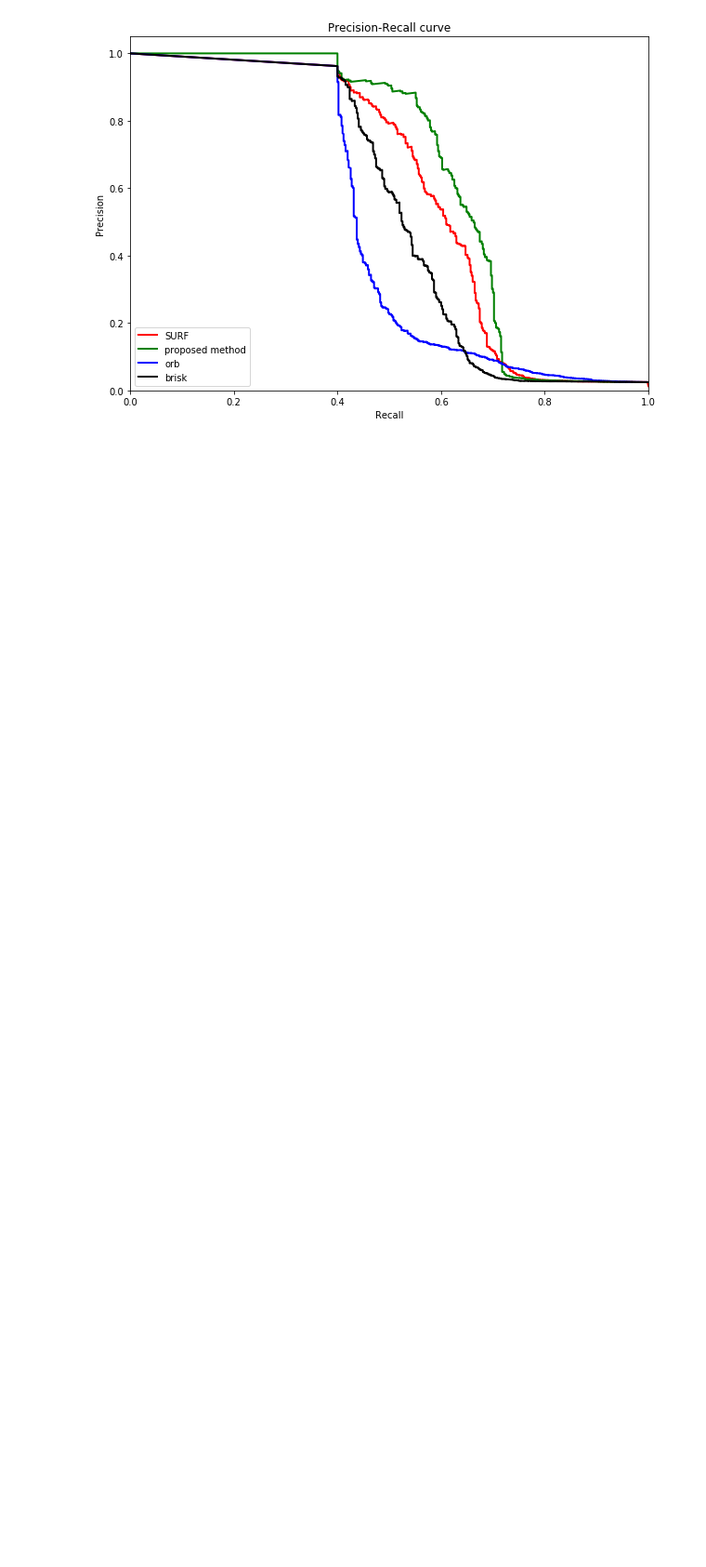
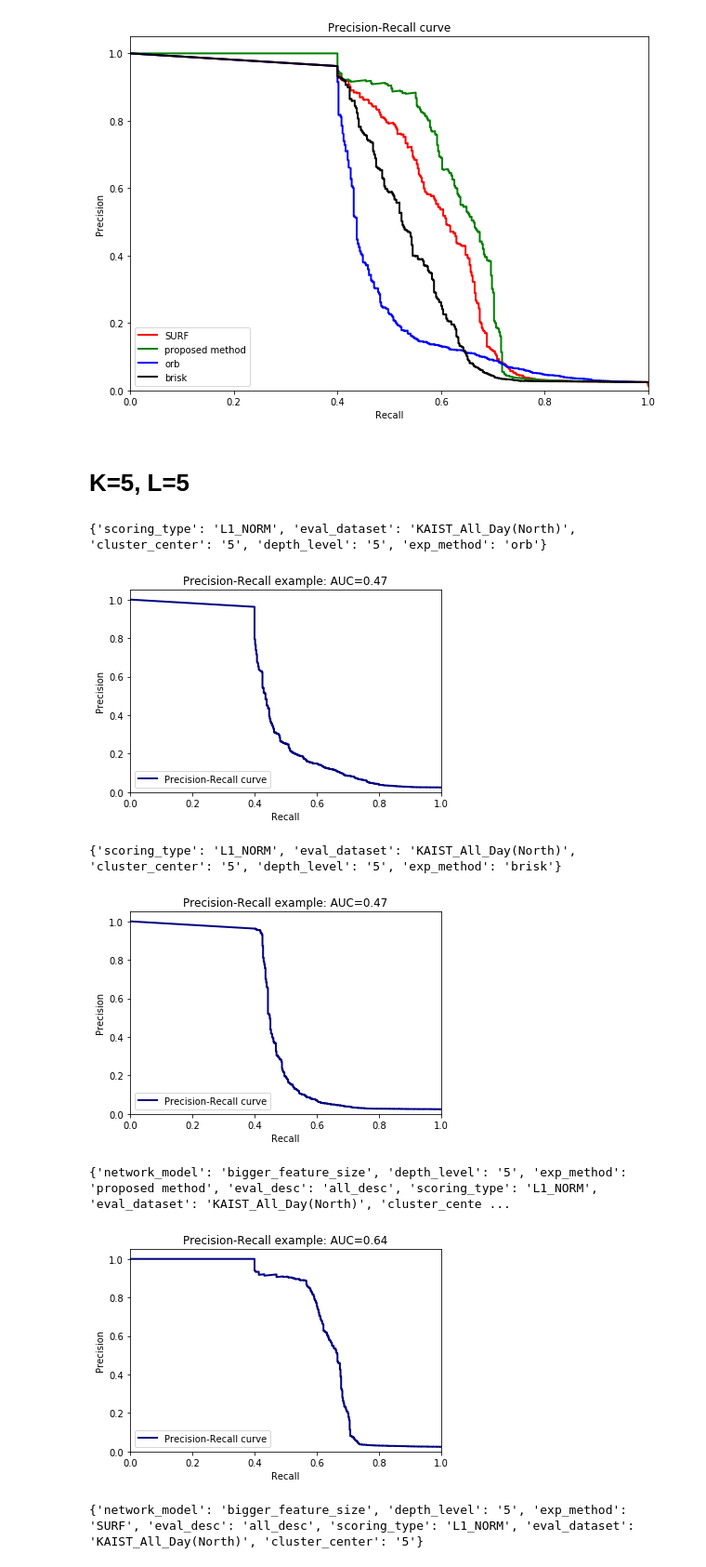
Before and after one commit to JustWon/LoopClosureDetectionTestBed, a Jupyter notebook: 20170912 Experiment for KA-North.ipynb, the cells around one changed output. Shown at 93% size. Cells and saved outputs as stored; diff of their text form; code cells hidden in the pictures; blank space fills up the shorter version.

```diff
--- a/20170912 Experiment for KA-North.ipynb
+++ b/20170912 Experiment for KA-North.ipynb
@@ -125,3 +125,30 @@ plt.legend(loc="lower left")
 plt.show()
 # %% [output]
 [figure]
+# %% [markdown]
+# K=5, L=5
+# %%
+testcases = [
+'/home/dongwonshin/Desktop/LoopClosureDetectionTestBed/result_folder/2017-09-12-15-59-16',
+'/home/dongwonshin/Desktop/LoopClosureDetectionTestBed/result_folder/2017-09-12-15-57-38',
+'/home/dongwonshin/Desktop/LoopClosureDetectionTestBed/result_folder/2017-09-12-15-33-04',
+'/home/dongwonshin/Desktop/LoopClosureDetectionTestBed/result_folder/2017-09-12-14-47-17',
+]
+
+curve_results = []
+for testcase in testcases:
+    corr_mat, param_cfg, params = theSpecificResult(testcase)
+    esti_corr_mat = np.loadtxt(corr_mat)
+    if (params['eval_dataset'] == TARGET_EVAL_DATASET):
+        curve_results.append([PrecisionRecallCurve(GT_corr_mat, esti_corr_mat), params])
+    else:
+        print(params)
+        print('current eval dataset is not %s (which is the target)' % TARGET_EVAL_DATASET)
+# %% [output]
+{'scoring_type': 'L1_NORM', 'eval_dataset': 'KAIST_All_Day(North)', 'cluster_center': '5', 'depth_level': '5', 'exp_method': 'orb'}
+[figure, added]
+{'scoring_type': 'L1_NORM', 'eval_dataset': 'KAIST_All_Day(North)', 'cluster_center': '5', 'depth_level': '5', 'exp_method': 'brisk'}
+[figure, added]
+{'network_model': 'bigger_feature_size', 'depth_level': '5', 'exp_method': 'proposed method', 'eval_desc': 'all_desc', 'scoring_type': 'L1_NORM', 'eval_dataset': 'KAIST_All_Day(North)', 'cluster_cente ...
+[figure, added]
+{'network_model': 'bigger_feature_size', 'depth_level': '5', 'exp_method': 'SURF', 'eval_desc': 'all_desc', 'scoring_type': 'L1_NORM', 'eval_dataset': 'KAIST_All_Day(North)', 'cluster_center': '5'}
```
Also changed, not shown: parts of 3 cells of this notebook, 51 other files.
